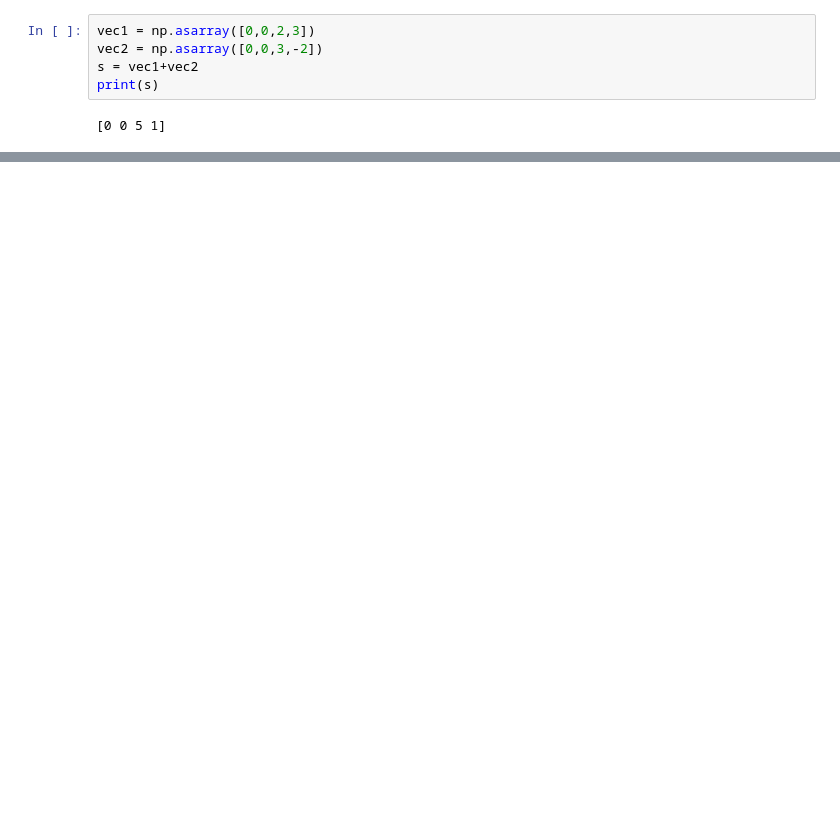
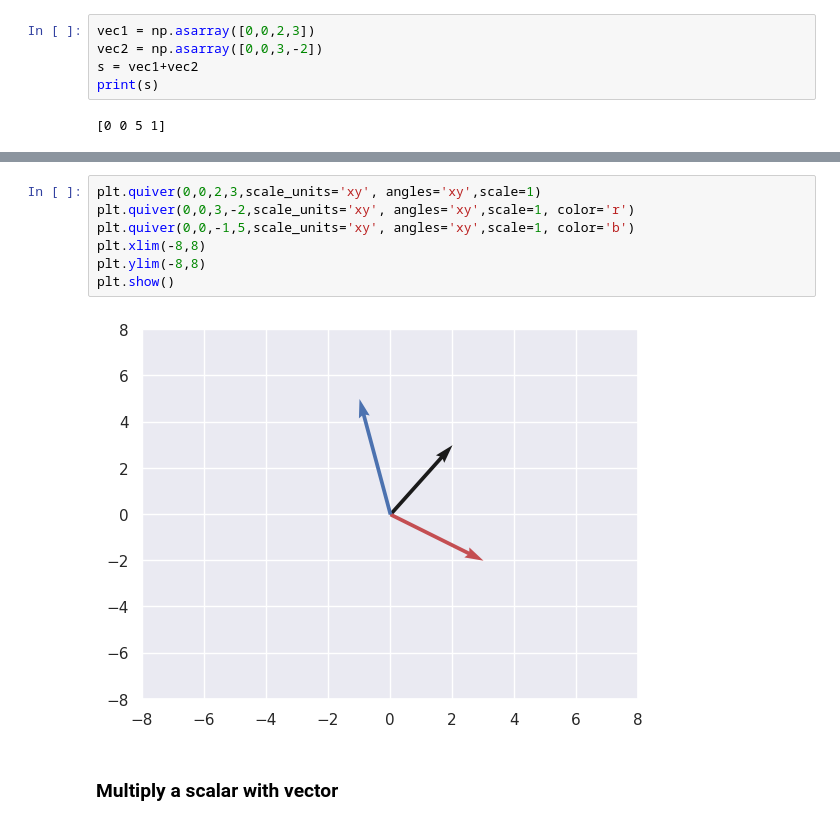
Before and after one commit to mohd-aquib-razi-7853/PythonAi, a Jupyter notebook: ml_math/Vector_Operation.ipynb, the cells around one changed output, grey strips where cells are left out. Saved outputs shown, nothing was run; the diff lists cells and outputs as text; blank space fills up the shorter version.

```diff
--- a/ml_math/Vector_Operation.ipynb
+++ b/ml_math/Vector_Operation.ipynb
@@ -37,0 +58,11 @@ print(s)
+# %%
+plt.quiver(0,0,2,3,scale_units='xy', angles='xy',scale=1)
+plt.quiver(0,0,3,-2,scale_units='xy', angles='xy',scale=1, color='r')
+plt.quiver(0,0,-1,5,scale_units='xy', angles='xy',scale=1, color='b')
+plt.xlim(-8,8)
+plt.ylim(-8,8)
+plt.show()
+# %% [output]
+[figure, added]
+# %% [markdown]
+### Multiply a scalar with vector
```
Also changed, not shown: parts of 8 cells of this notebook.
